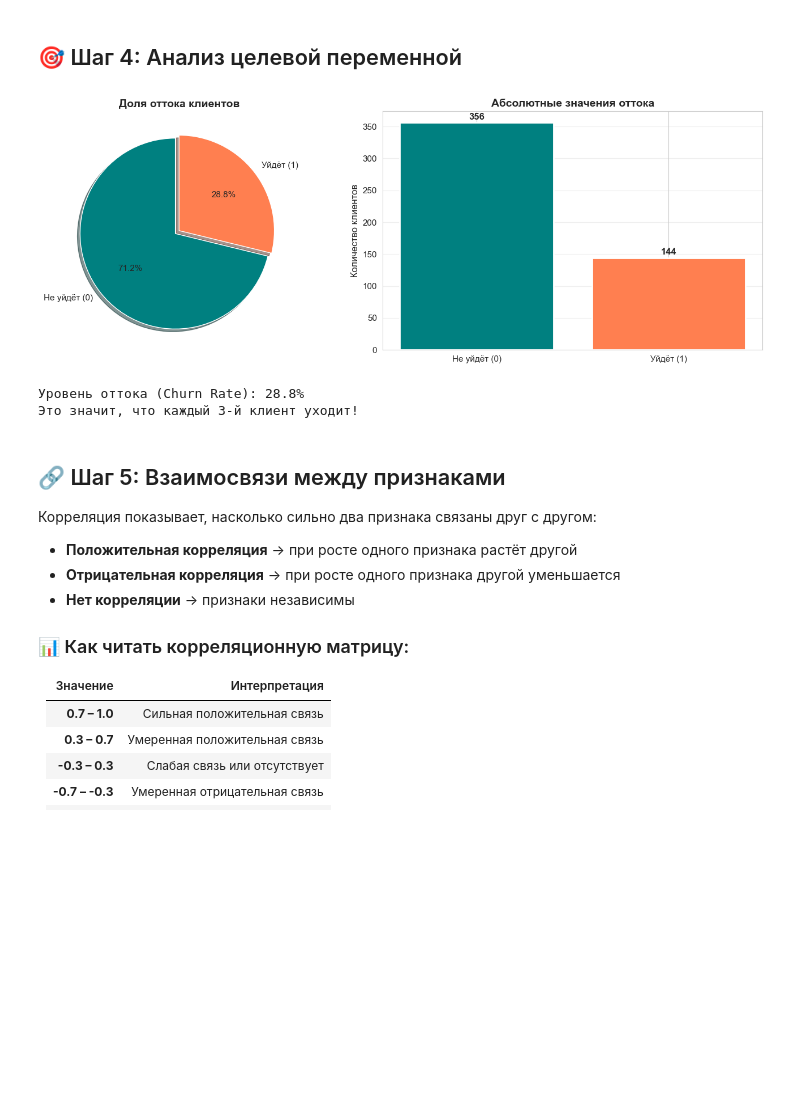
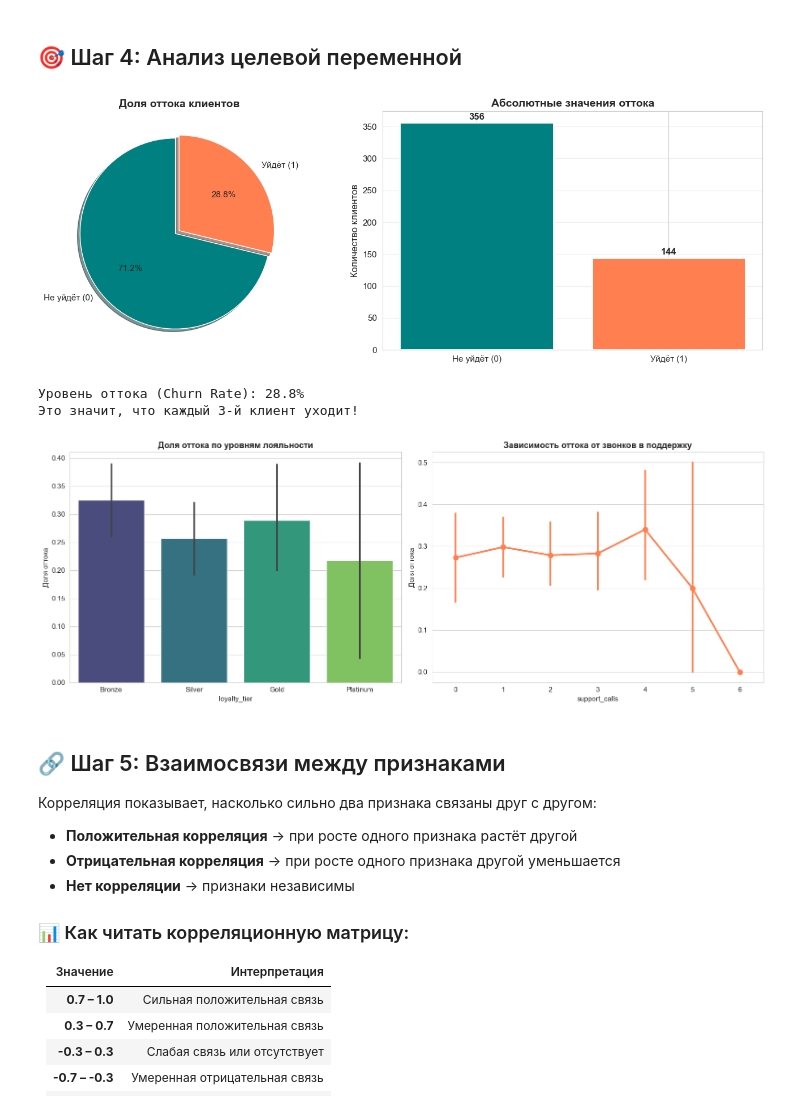
Before and after one commit to gdenis82/classical-ml, a Jupyter notebook: ml_course/02_eda_and_visualization.ipynb, the cells around one changed output. Drawn from its saved outputs; the diff is of its cells as text; code cells hidden in the pictures; blank space fills up the shorter version.

```diff
--- a/ml_course/02_eda_and_visualization.ipynb
+++ b/ml_course/02_eda_and_visualization.ipynb
@@ -233,33 +241,51 @@ fig, axes = plt.subplots(1, 2, figsize=(14, 5))
 
 # Pie chart
 churn_counts = data['churn'].value_counts()
 colors = ['teal', 'coral']
 axes[0].pie(churn_counts.values, labels=['Не уйдёт (0)', 'Уйдёт (1)'],
             autopct='%1.1f%%', colors=colors, startangle=90,
             explode=(0.05, 0), shadow=True)
 axes[0].set_title('Доля оттока клиентов', fontsize=14, fontweight='bold')
 
 # Bar chart
 bars = axes[1].bar(['Не уйдёт (0)', 'Уйдёт (1)'], churn_counts.values,
                    color=colors, edgecolor='white', linewidth=2)
 axes[1].set_ylabel('Количество клиентов', fontsize=12)
 axes[1].set_title('Абсолютные значения оттока', fontsize=14, fontweight='bold')
 axes[1].grid(axis='y', alpha=0.3)
 
 for bar, count in zip(bars, churn_counts.values):
     axes[1].text(bar.get_x() + bar.get_width()/2, bar.get_height() + 5,
                 str(count), ha='center', fontsize=12, fontweight='bold')
 
 plt.tight_layout()
 plt.show()
 
 churn_rate = churn_counts.get(1, 0) / len(data) * 100
 print(f'\nУровень оттока (Churn Rate): {churn_rate:.1f}%')
 print(f'Это значит, что каждый {int(100/churn_rate)}-й клиент уходит!')
+
+# Анализ оттока по категориям
+fig, axes = plt.subplots(1, 2, figsize=(16, 6))
+
+# Отток по уровням лояльности
+sns.barplot(data=data, x='loyalty_tier', y='churn', ax=axes[0], hue='loyalty_tier',
+            palette='viridis', order=['Bronze', 'Silver', 'Gold', 'Platinum'], legend=False)
+axes[0].set_title('Доля оттока по уровням лояльности', fontweight='bold')
+axes[0].set_ylabel('Доля оттока')
+
+# Отток по количеству звонков в поддержку
+sns.pointplot(data=data, x='support_calls', y='churn', ax=axes[1], color='coral')
+axes[1].set_title('Зависимость оттока от звонков в поддержку', fontweight='bold')
+axes[1].set_ylabel('Доля оттока')
+
+plt.tight_layout()
+plt.show()
 # %% [output]
 [figure]
 Уровень оттока (Churn Rate): 28.8%
 Это значит, что каждый 3-й клиент уходит!
+[figure, added]
 # %% [markdown]
 ## 🔗 Шаг 5: Взаимосвязи между признаками
 
```
Also changed, not shown: parts of 5 cells of this notebook.
